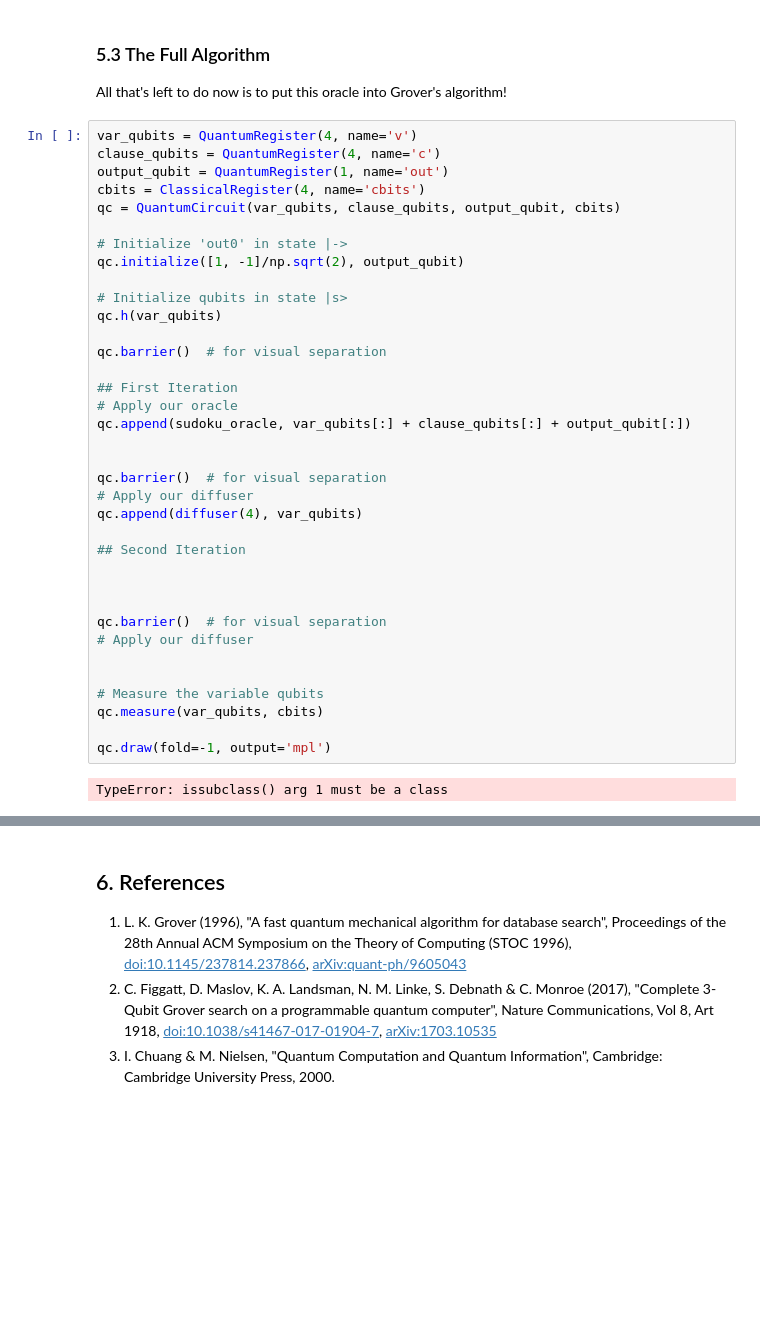
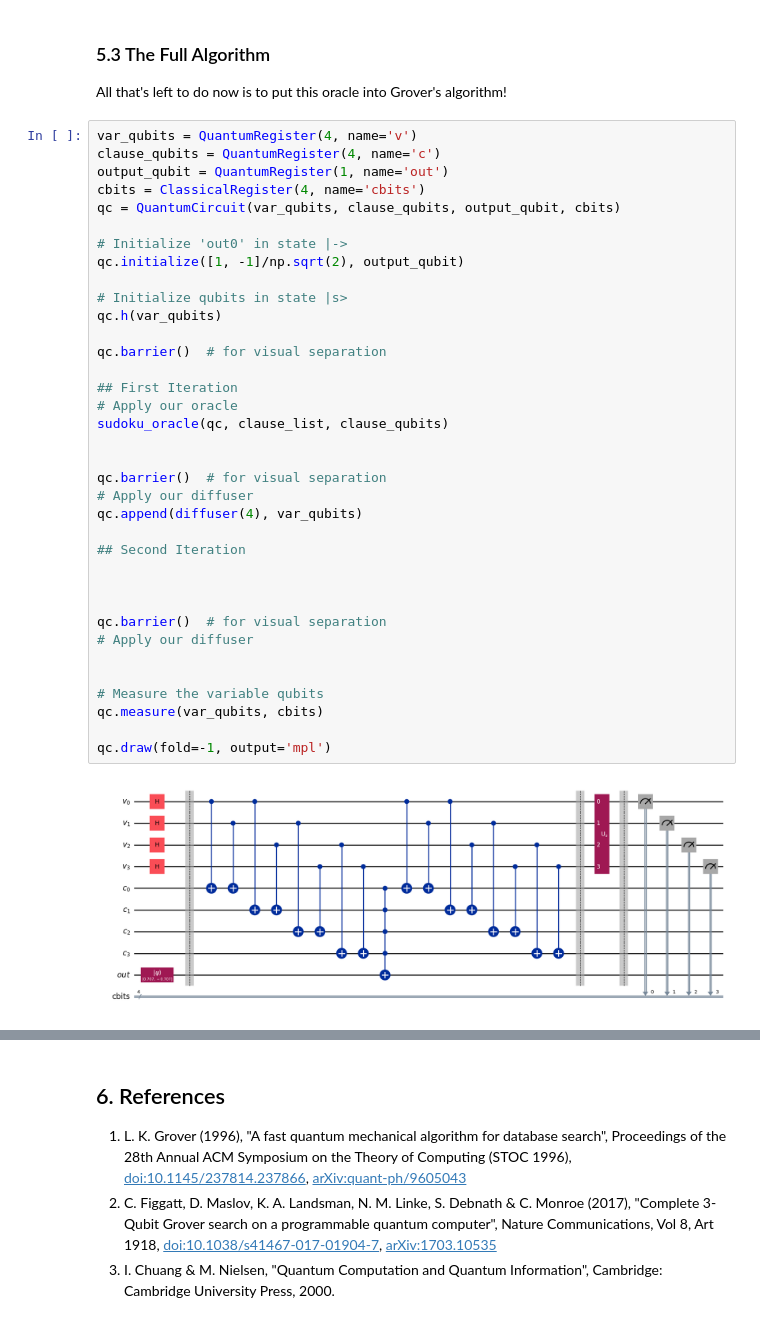
Before and after one commit to valdo92/QC_PSL_week, a Jupyter notebook: Lecture 3/03_4_grover.ipynb, the cells around one changed output, grey strips where cells are left out. Drawn from its saved outputs; the diff is of its cells as text; blank space fills up the shorter version.

```diff
--- a/Lecture 3/03_4_grover.ipynb
+++ b/Lecture 3/03_4_grover.ipynb
@@ -718,32 +719,32 @@ qc = QuantumCircuit(var_qubits, clause_qubits, output_qubit, cbits)
 
 # Initialize 'out0' in state |->
 qc.initialize([1, -1]/np.sqrt(2), output_qubit)
 
 # Initialize qubits in state |s>
 qc.h(var_qubits)
 
 qc.barrier()  # for visual separation
 
 ## First Iteration
 # Apply our oracle
-qc.append(sudoku_oracle, var_qubits[:] + clause_qubits[:] + output_qubit[:])
+sudoku_oracle(qc, clause_list, clause_qubits)
 
 
 qc.barrier()  # for visual separation
 # Apply our diffuser
 qc.append(diffuser(4), var_qubits)
 
 ## Second Iteration
 
 
 
 qc.barrier()  # for visual separation
 # Apply our diffuser
 
 
 # Measure the variable qubits
 qc.measure(var_qubits, cbits)
 
 qc.draw(fold=-1, output='mpl')
 # %% [output]
-TypeError: issubclass() arg 1 must be a class
+[figure, added]
```
Also changed, not shown: parts of 6 cells of this notebook, 5 other files.
